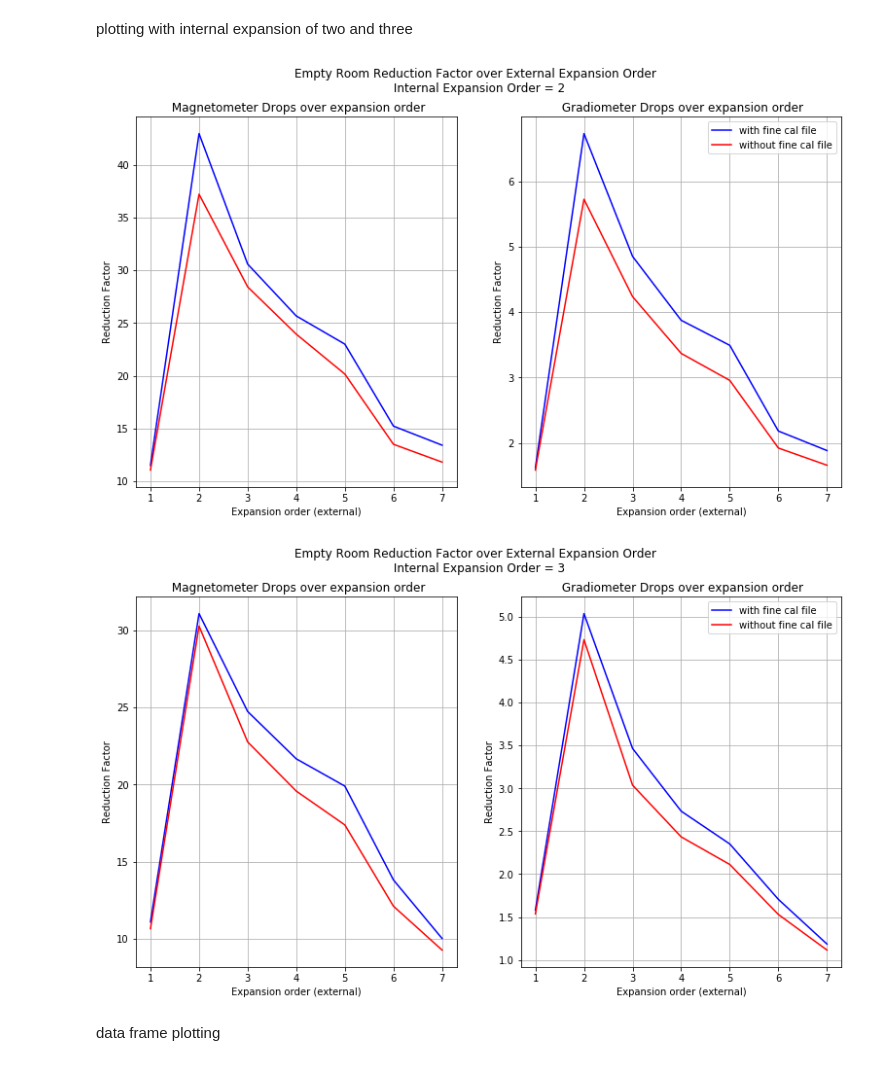
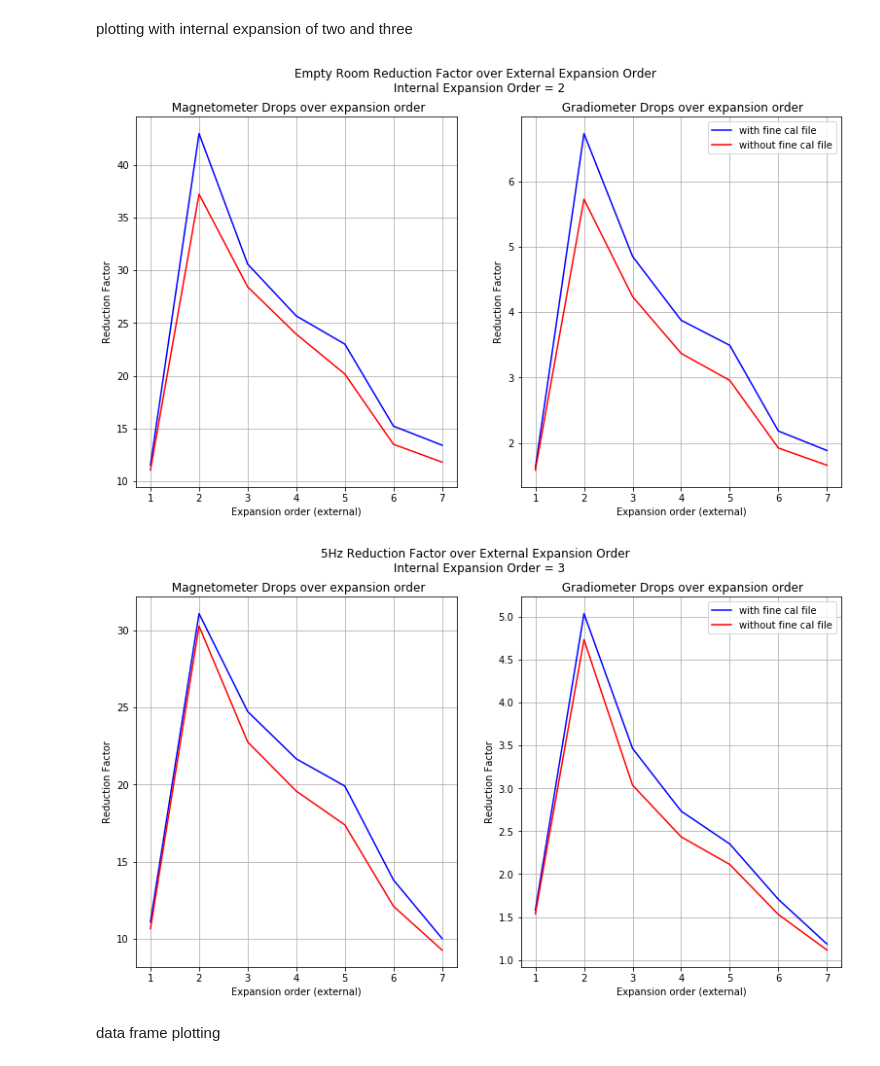
Before and after one commit to pyollin/I-Labs-Research, a Jupyter notebook: Summer Report.ipynb, the cells around one changed output. Saved outputs shown, nothing was run; the diff lists cells and outputs as text; code cells hidden in the pictures.

```diff
--- a/Summer Report.ipynb
+++ b/Summer Report.ipynb
@@ -431,35 +429,35 @@ ax[1].set(title=' Gradiometer Drops over expansion order',
           xlabel='Expansion order (external)',
           ylabel='Reduction Factor')
 ax[0].grid()
 ax[1].grid()
 
 del int_exp
 
 fig, ax = plt.subplots(1, 2, figsize=(13, 7))
 
 int_exp = 3
 
-fig.suptitle('Empty Room Reduction Factor over External Expansion Order \n '
+fig.suptitle('5Hz Reduction Factor over External Expansion Order \n '
              'Internal Expansion Order = ' + str(int_exp))
 
 ax[0].plot(data['mcdf'].loc[int_exp, :], 'b')
 ax[0].plot(data['mdf'].loc[int_exp, :], 'r')
 ax[1].plot(data['gcdf'].loc[int_exp, :], 'b')
 ax[1].plot(data['gdf'].loc[int_exp, :], 'r')
 plt.legend(('with fine cal file', 'without fine cal file'))
 ax[0].set(title=' Magnetometer Drops over expansion order',
           xlabel='Expansion order (external)',
           ylabel='Reduction Factor')
 ax[1].set(title=' Gradiometer Drops over expansion order',
           xlabel='Expansion order (external)',
           ylabel='Reduction Factor')
 ax[0].grid()
 ax[1].grid()
 
 del data, int_exp
 # %% [output]
 [figure]
-[figure, old version]
+[figure, new version]
 # %% [markdown]
 data frame plotting
 # %%
```
Also changed, not shown: parts of 28 cells of this notebook.
